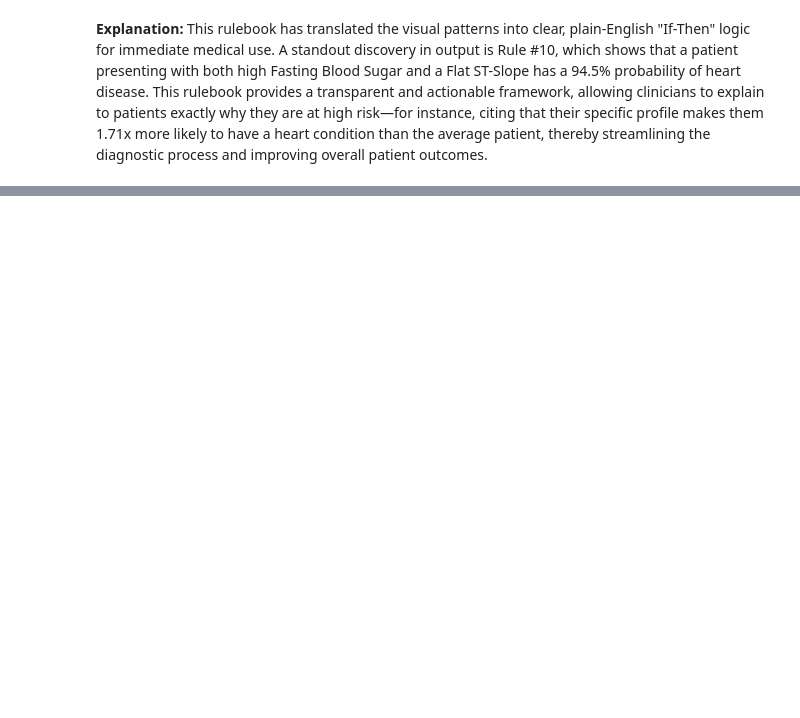
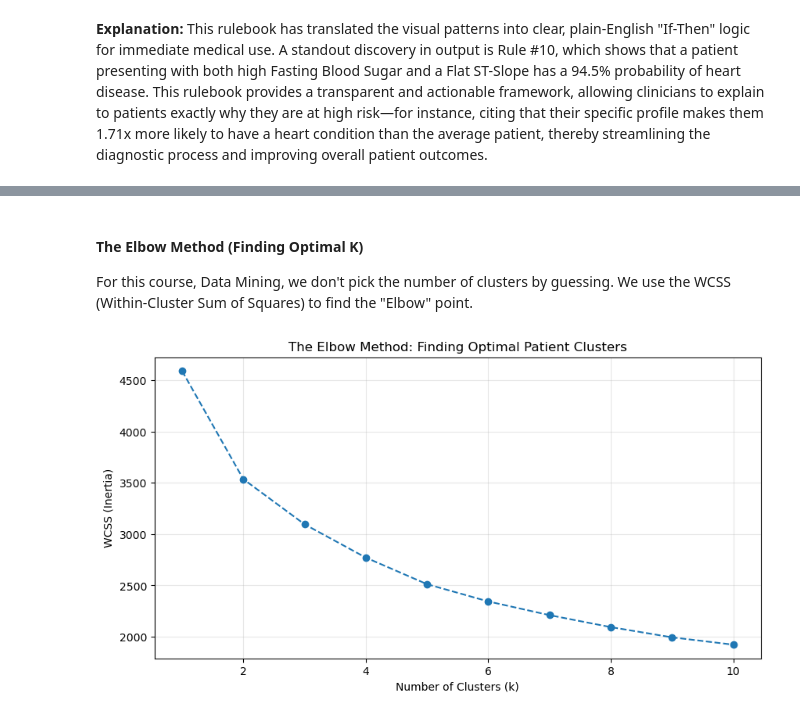
Before and after one commit to Team-JAZL/Vitalsights-DM, a Jupyter notebook: descriptive_modeling.ipynb, the cells around one changed output, grey strips where cells are left out. Saved outputs shown, nothing was run; the diff lists cells and outputs as text; code cells hidden in the pictures; blank space fills up the shorter version.

Commit message:
add K-Means Clustering

```diff
--- a/descriptive_modeling.ipynb
+++ b/descriptive_modeling.ipynb
@@ -225,0 +244,18 @@ This rulebook has translated the visual patterns into clear, plain-English "If-T
+# %%
+from sklearn.cluster import KMeans
+from sklearn.preprocessing import StandardScaler
+import pandas as pd
+
+# 1. Select the numerical features for mathematical clustering
+# We use the original continuous values, not the binned categories
+numerical_features = ['Age', 'RestingBP', 'Cholesterol', 'MaxHR', 'Oldpeak']
+X = df[numerical_features]
+
+# 2. Standardization (Z-score Scaling) so Mean=0 and Variance=1
+scaler = StandardScaler()
+X_scaled = scaler.fit_transform(X)
+
+# 3. Visualization: Preview the scaled data rows
+X_scaled_df = pd.DataFrame(X_scaled, columns=numerical_features)
+print("STATUS: Data successfully scaled for K-Means.")
+display(X_scaled_df.head())
@@ -225,0 +270,22 @@ This rulebook has translated the visual patterns into clear, plain-English "If-T
+# %% [markdown]
+#### The Elbow Method (Finding Optimal K)
+For this course, Data Mining, we don't pick the number of clusters by guessing. We use the WCSS (Within-Cluster Sum of Squares) to find the "Elbow" point.
+# %%
+wcss = []
+K_range = range(1, 11)
+
+for k in K_range:
+    kmeans = KMeans(n_clusters=k, init='k-means++', random_state=42, n_init=10)
+    kmeans.fit(X_scaled)
+    wcss.append(kmeans.inertia_)
+
+# Plotting the Elbow Curve
+plt.figure(figsize=(10, 5))
+plt.plot(K_range, wcss, marker='o', linestyle='--', color='#1f77b4')
+plt.title('The Elbow Method: Finding Optimal Patient Clusters')
+plt.xlabel('Number of Clusters (k)')
+plt.ylabel('WCSS (Inertia)')
+plt.grid(True, alpha=0.3)
+plt.show()
+# %% [output]
+[figure, added]
```
Also changed, not shown: parts of 20 cells of this notebook.
